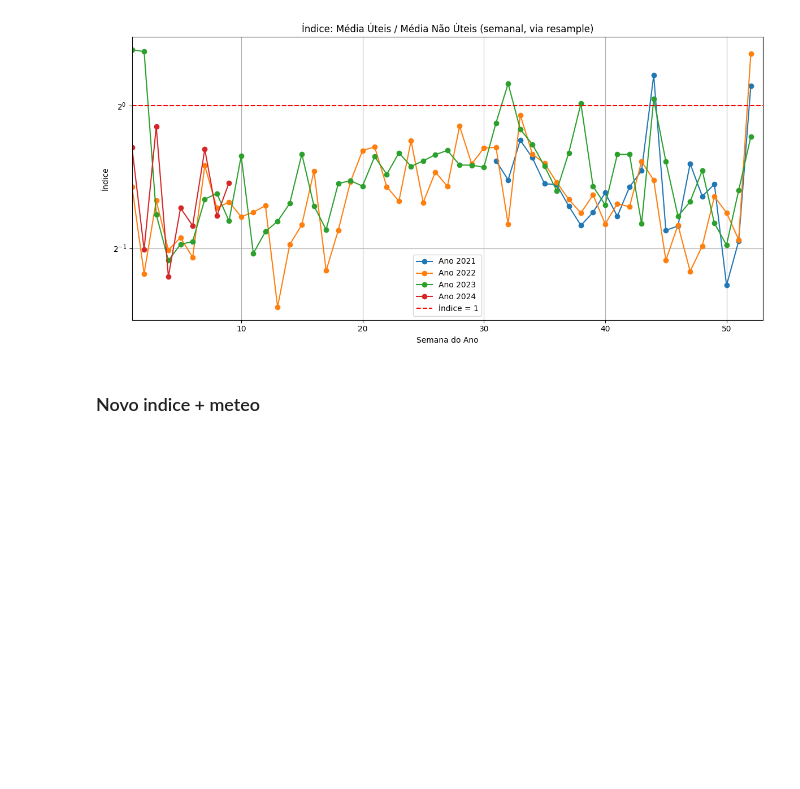
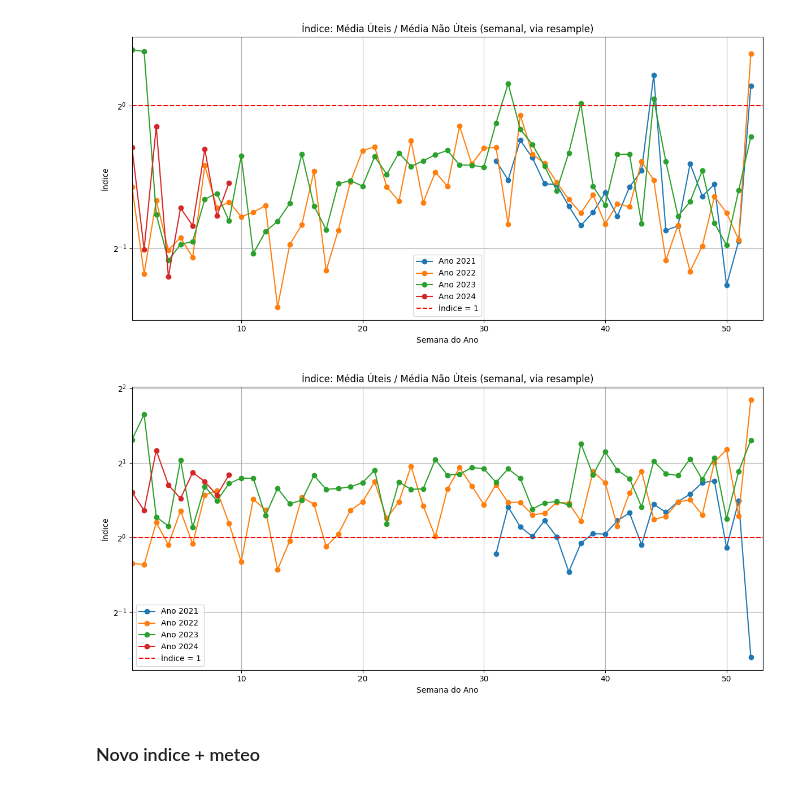
Before and after one commit to joanacarvalheiro/Seasonality, a Jupyter notebook: Global/novo_indice_meteo.ipynb, the cells around one changed output. Cells and saved outputs as stored; diff of their text form; code cells hidden in the pictures; blank space fills up the shorter version.

```diff
--- a/Global/novo_indice_meteo.ipynb
+++ b/Global/novo_indice_meteo.ipynb
@@ -107,5 +107,9 @@ df_indices_uteis_não_uteis= calcular_indice_uteis_fds(df_corrigido_final, colun
 # %% [output]
 [figure]
+# %%
+df_8= calcular_indice_uteis_fds(df_corrigido_final, coluna='count_8', plotar=True)
+# %% [output]
+[figure, added]
 # %% [markdown]
 ### Novo indice + meteo
 # %%
```
Also changed, not shown: parts of 7 cells of this notebook, 3 other files.
